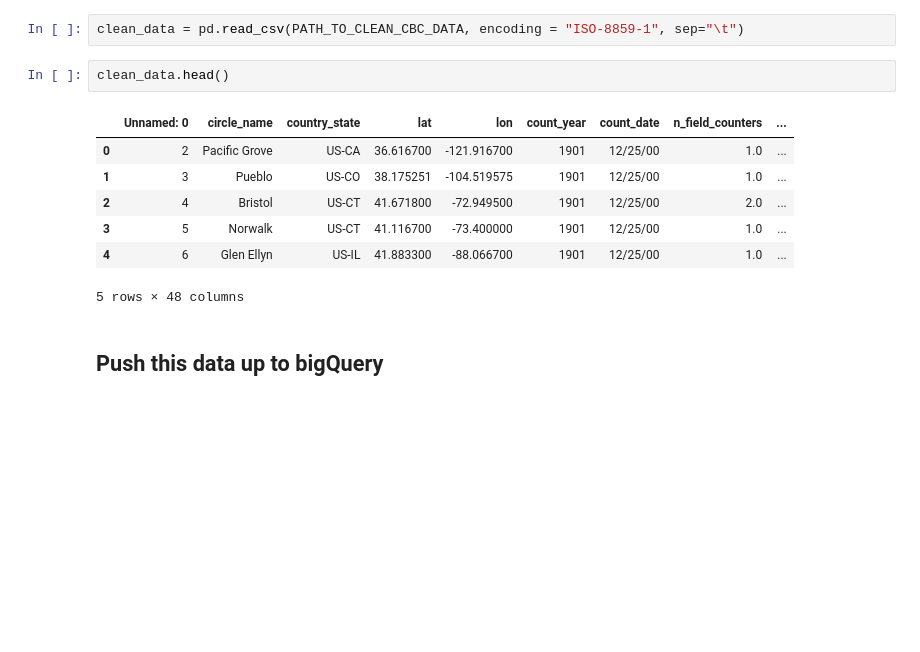
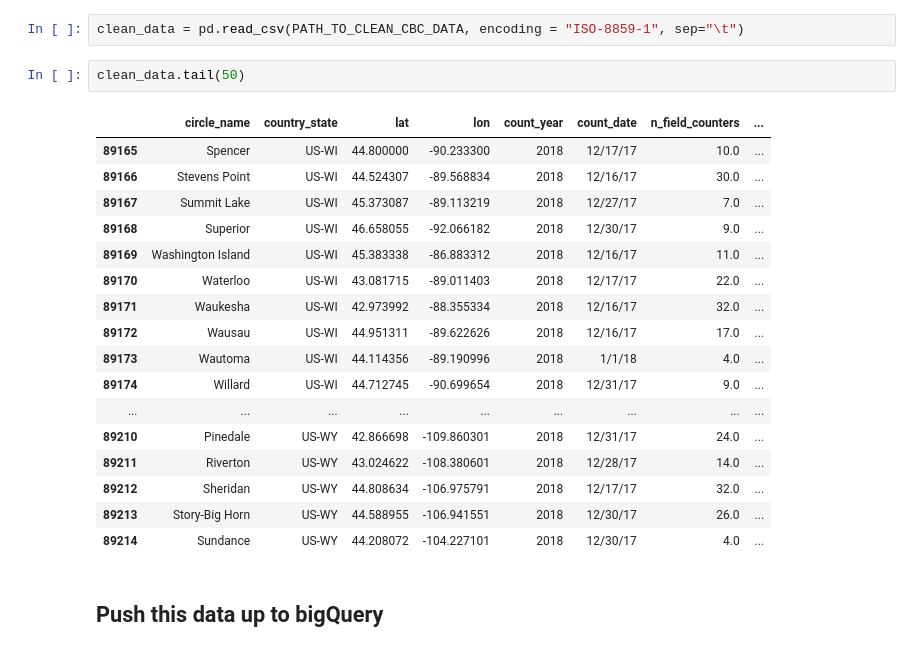
Before and after one commit to DataKind-DC/audubon-cbc, a Jupyter notebook: notebooks/1.1-circles-to-many-noaa-stations-usa-weather-data.ipynb, the cells around one changed output. Drawn from its saved outputs; the diff is of its cells as text; blank space fills up the shorter version.

```diff
--- a/notebooks/1.1-circles-to-many-noaa-stations-usa-weather-data.ipynb
+++ b/notebooks/1.1-circles-to-many-noaa-stations-usa-weather-data.ipynb
@@ -66,16 +69,26 @@ The next section will load the data as part of the upload to bigquery
 PATH_TO_CLEAN_CBC_DATA = "../data/Cloud_Data/1.0-rec-initial-data-cleaning.txt"
 # %%
 clean_data = pd.read_csv(PATH_TO_CLEAN_CBC_DATA, encoding = "ISO-8859-1", sep="\t")
-# %%
-clean_data.head()
-# %% [output]
-|  | Unnamed: 0 | circle_name | country_state | lat | lon | count_year | count_date | n_field_counters | ... |
-| 0 | 2 | Pacific Grove | US-CA | 36.616700 | -121.916700 | 1901 | 12/25/00 | 1.0 | ... |
-| 1 | 3 | Pueblo | US-CO | 38.175251 | -104.519575 | 1901 | 12/25/00 | 1.0 | ... |
-| 2 | 4 | Bristol | US-CT | 41.671800 | -72.949500 | 1901 | 12/25/00 | 2.0 | ... |
-| 3 | 5 | Norwalk | US-CT | 41.116700 | -73.400000 | 1901 | 12/25/00 | 1.0 | ... |
-| 4 | 6 | Glen Ellyn | US-IL | 41.883300 | -88.066700 | 1901 | 12/25/00 | 1.0 | ... |
-5 rows × 48 columns
+# %%
+clean_data.tail(50)
+# %% [output]
+|  | circle_name | country_state | lat | lon | count_year | count_date | n_field_counters | ... |
+| 89165 | Spencer | US-WI | 44.800000 | -90.233300 | 2018 | 12/17/17 | 10.0 | ... |
+| 89166 | Stevens Point | US-WI | 44.524307 | -89.568834 | 2018 | 12/16/17 | 30.0 | ... |
+| 89167 | Summit Lake | US-WI | 45.373087 | -89.113219 | 2018 | 12/27/17 | 7.0 | ... |
+| 89168 | Superior | US-WI | 46.658055 | -92.066182 | 2018 | 12/30/17 | 9.0 | ... |
+| 89169 | Washington Island | US-WI | 45.383338 | -86.883312 | 2018 | 12/16/17 | 11.0 | ... |
+| 89170 | Waterloo | US-WI | 43.081715 | -89.011403 | 2018 | 12/17/17 | 22.0 | ... |
+| 89171 | Waukesha | US-WI | 42.973992 | -88.355334 | 2018 | 12/16/17 | 32.0 | ... |
+| 89172 | Wausau | US-WI | 44.951311 | -89.622626 | 2018 | 12/16/17 | 17.0 | ... |
+| 89173 | Wautoma | US-WI | 44.114356 | -89.190996 | 2018 | 1/1/18 | 4.0 | ... |
+| 89174 | Willard | US-WI | 44.712745 | -90.699654 | 2018 | 12/31/17 | 9.0 | ... |
+| ... | ... | ... | ... | ... | ... | ... | ... | ... |
+| 89210 | Pinedale | US-WY | 42.866698 | -109.860301 | 2018 | 12/31/17 | 24.0 | ... |
+| 89211 | Riverton | US-WY | 43.024622 | -108.380601 | 2018 | 12/28/17 | 14.0 | ... |
+| 89212 | Sheridan | US-WY | 44.808634 | -106.975791 | 2018 | 12/17/17 | 32.0 | ... |
+| 89213 | Story-Big Horn | US-WY | 44.588955 | -106.941551 | 2018 | 12/30/17 | 26.0 | ... |
+| 89214 | Sundance | US-WY | 44.208072 | -104.227101 | 2018 | 12/30/17 | 4.0 | ... |
 # %% [markdown]
 ## Push this data up to bigQuery
 # %%
```
Also changed, not shown: parts of 31 cells of this notebook, 3 other files.
